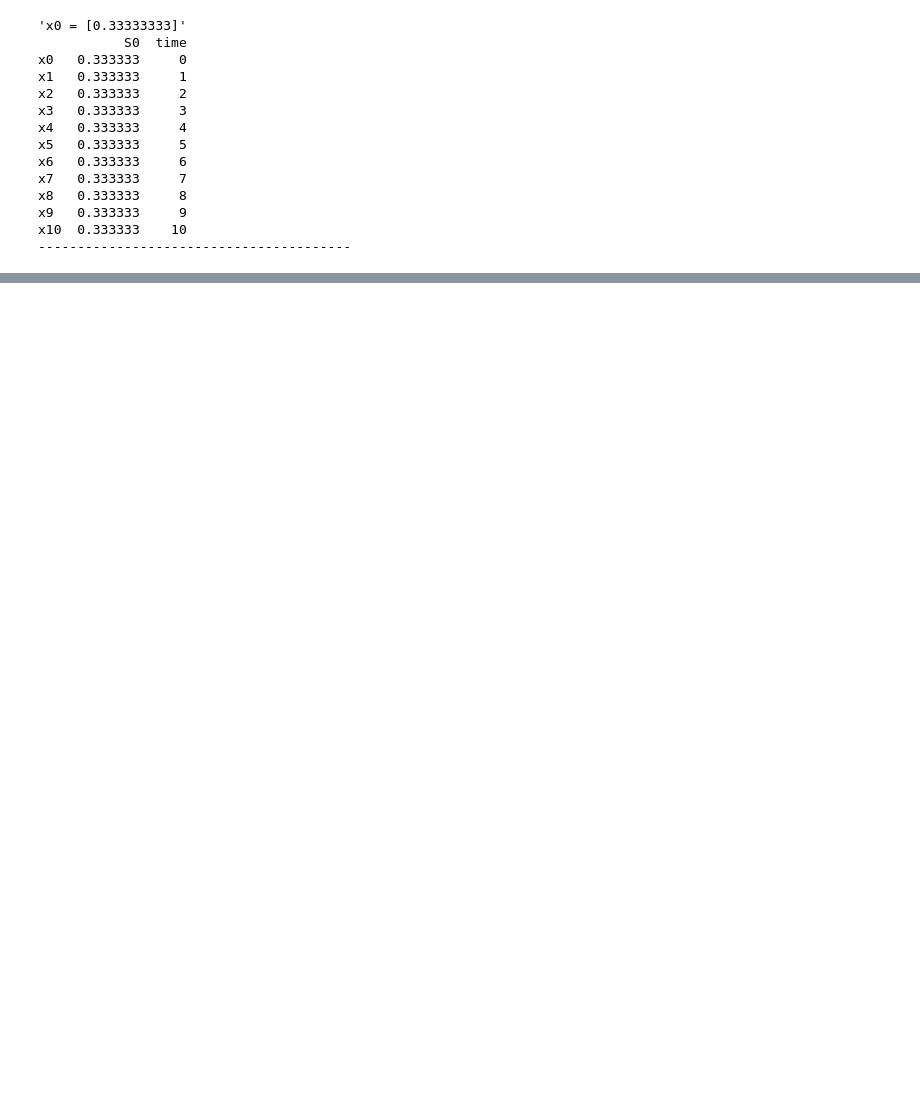
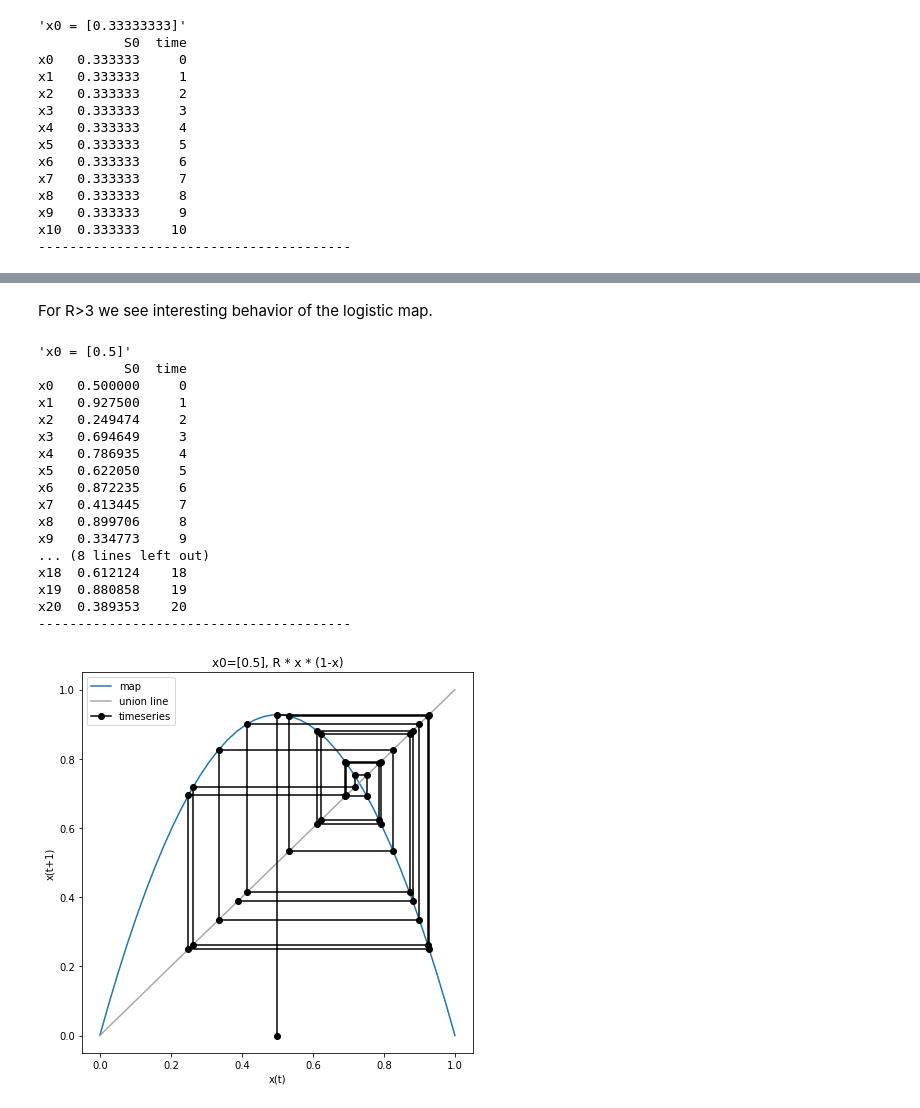
Before and after one commit to matthiaskoenig/mcp, a Jupyter notebook: docs/notebooks/03_maps.ipynb, the cells around one changed output, grey strips where cells are left out. Drawn from its saved outputs; the diff is of its cells as text; code cells hidden in the pictures; blank space fills up the shorter version.

```diff
--- a/docs/notebooks/03_maps.ipynb
+++ b/docs/notebooks/03_maps.ipynb
@@ -205,0 +287,24 @@ x10  0.331289    10
+# %% [markdown]
+For R>3 we see interesting behavior of the logistic map.
+# %%
+f = web_plot(x0=np.array([0.5]), f_rules=f_logistic_factory(R=3.71), steps=20)
+plt.show()
+# %% [output]
+'x0 = [0.5]'
+           S0  time
+x0   0.500000     0
+x1   0.927500     1
+x2   0.249474     2
+x3   0.694649     3
+x4   0.786935     4
+x5   0.622050     5
+x6   0.872235     6
+x7   0.413445     7
+x8   0.899706     8
+x9   0.334773     9
+... (8 lines left out)
+x18  0.612124    18
+x19  0.880858    19
+x20  0.389353    20
+----------------------------------------
+[figure, added]
```
Also changed, not shown: parts of 21 cells of this notebook, 18 other files.
